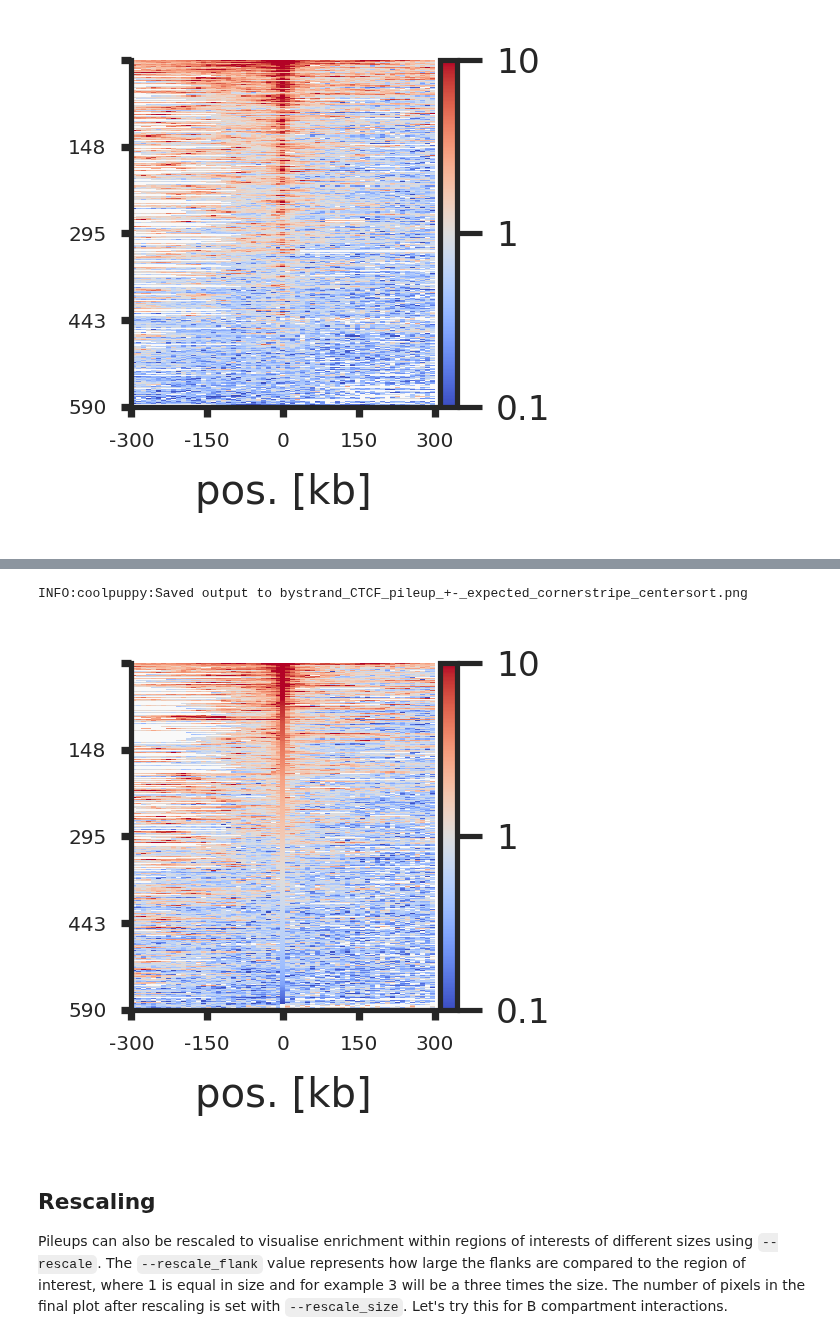
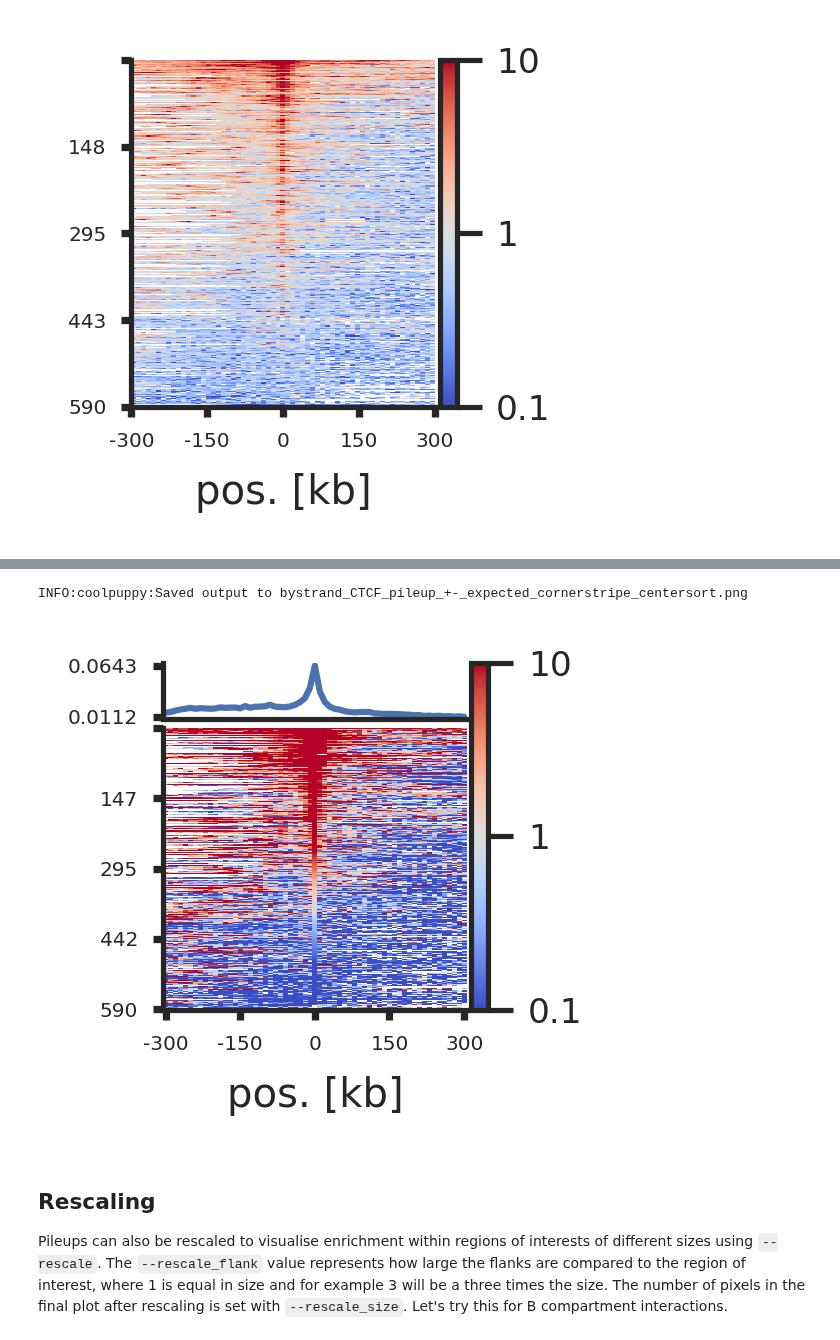
Before and after one commit to open2c/coolpuppy, a Jupyter notebook: docs/source/Examples/Walkthrough_CLI.ipynb, the cells around one changed output, grey strips where cells are left out. Saved outputs shown, nothing was run; the diff lists cells and outputs as text; code cells hidden in the pictures.

```diff
--- a/docs/source/Examples/Walkthrough_CLI.ipynb
+++ b/docs/source/Examples/Walkthrough_CLI.ipynb
@@ -308,15 +342,16 @@ Each line of the above plot represents the "corner stripe" between two regions.
 # %%
 !plotpup.py --rows orientation  \
     --row_order "+-" --stripe corner_stripe \
     --vmax 10 --height 1.5 --font_scale 0.75 --plot_ticks \
     --input_pups bystrand_CTCF_pileup_bystrand_expected_stripes.clpy \
     --output bystrand_CTCF_pileup_+-_expected_cornerstripe_centersort.png \
     --stripe_sort center_pixel --out_sorted_bedpe CTCF_+-_sorted_centerpixel.bedpe \
+    --lineplot
 
 Image('bystrand_CTCF_pileup_+-_expected_cornerstripe_centersort.png')
 # %% [output]
 INFO:coolpuppy:Saved output to bystrand_CTCF_pileup_+-_expected_cornerstripe_centersort.png
-[figure, old version]
+[figure, new version]
 # %% [markdown]
 ## Rescaling
 
```
Also changed, not shown: parts of 8 cells of this notebook, 6 other files.
